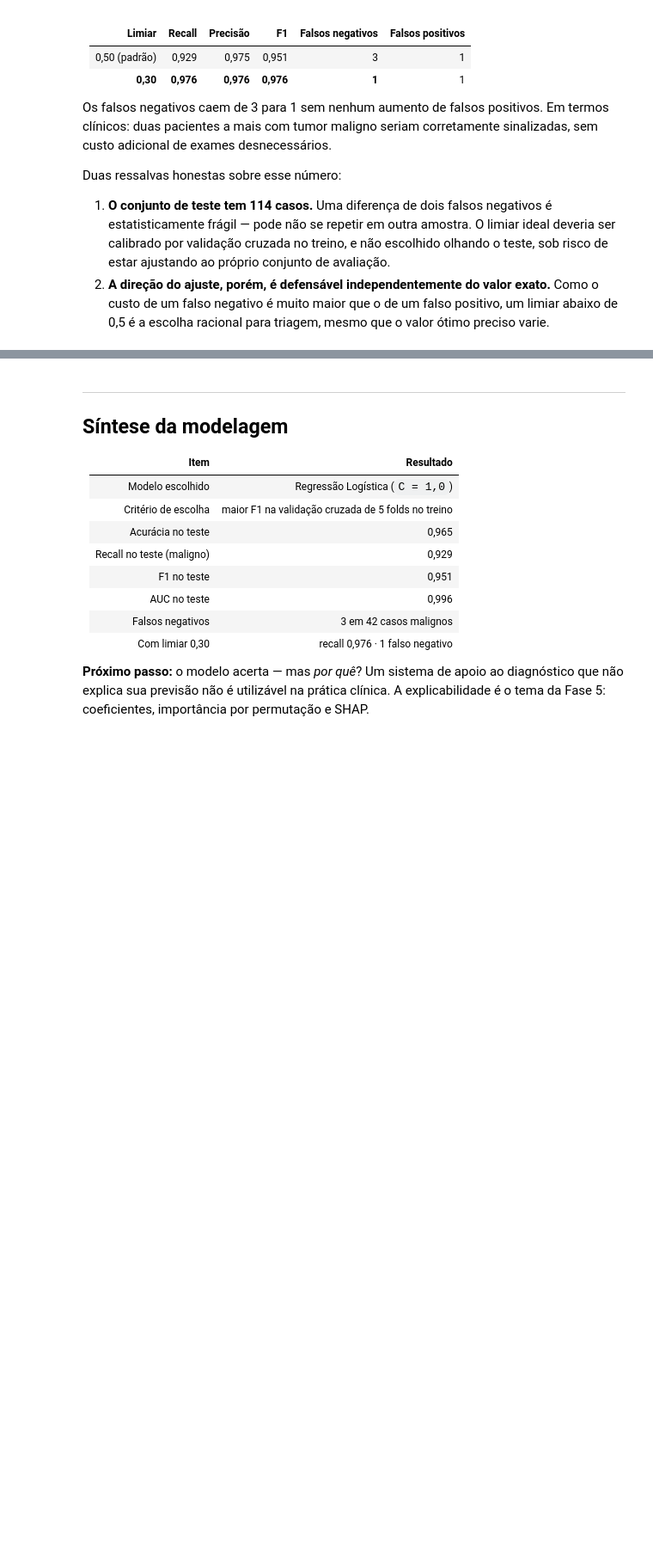
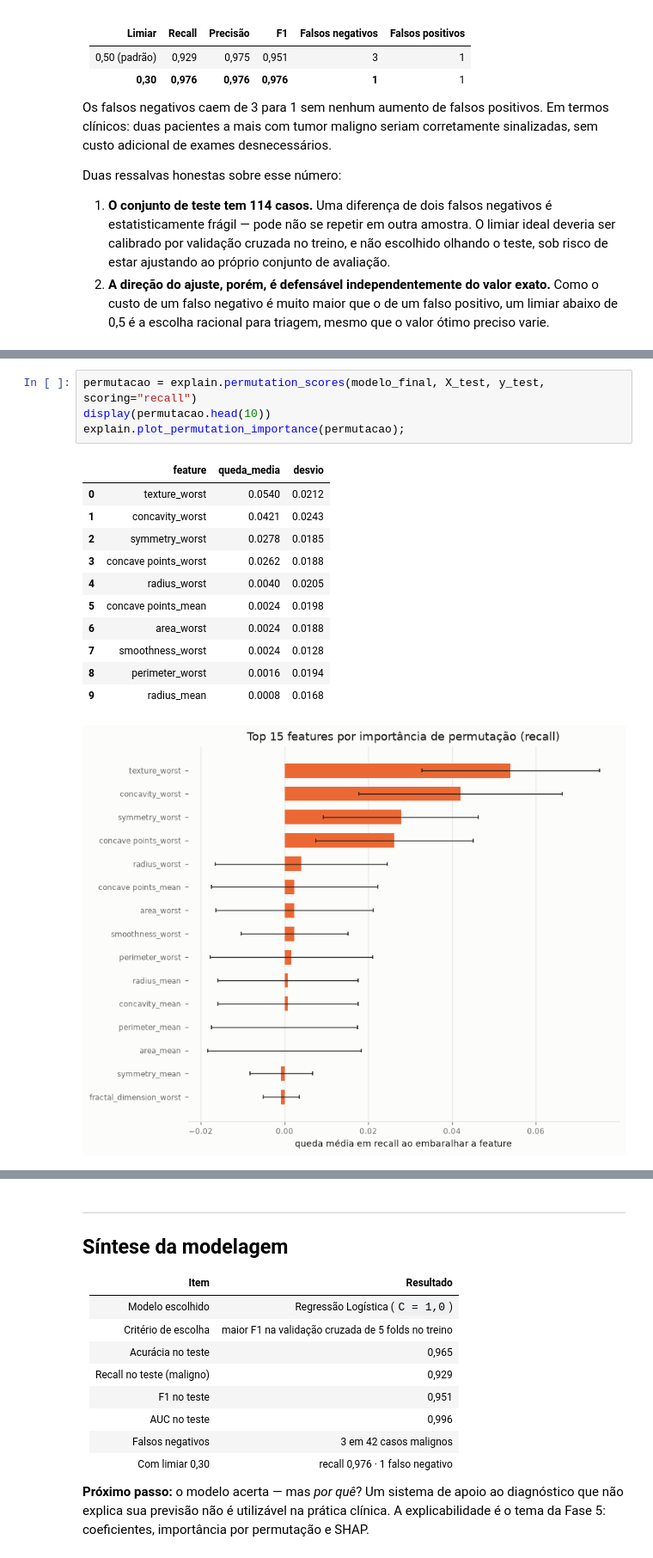
Before and after one commit to gustavofks/ML-breast-cancer, a Jupyter notebook: notebooks/02_modeling_evaluation.ipynb, the cells around one changed output, grey strips where cells are left out. Shown at 86% size. Drawn from its saved outputs; the diff is of its cells as text; blank space fills up the shorter version.

```diff
--- a/notebooks/02_modeling_evaluation.ipynb
+++ b/notebooks/02_modeling_evaluation.ipynb
@@ -217,0 +269,17 @@ Duas ressalvas honestas sobre esse número:
+# %%
+permutacao = explain.permutation_scores(modelo_final, X_test, y_test, scoring="recall")
+display(permutacao.head(10))
+explain.plot_permutation_importance(permutacao);
+# %% [output]
+|  | feature | queda_media | desvio |
+| 0 | texture_worst | 0.0540 | 0.0212 |
+| 1 | concavity_worst | 0.0421 | 0.0243 |
+| 2 | symmetry_worst | 0.0278 | 0.0185 |
+| 3 | concave points_worst | 0.0262 | 0.0188 |
+| 4 | radius_worst | 0.0040 | 0.0205 |
+| 5 | concave points_mean | 0.0024 | 0.0198 |
+| 6 | area_worst | 0.0024 | 0.0188 |
+| 7 | smoothness_worst | 0.0024 | 0.0128 |
+| 8 | perimeter_worst | 0.0016 | 0.0194 |
+| 9 | radius_mean | 0.0008 | 0.0168 |
+[figure, added]
```
Also changed, not shown: parts of 8 cells of this notebook, 9 other files.
